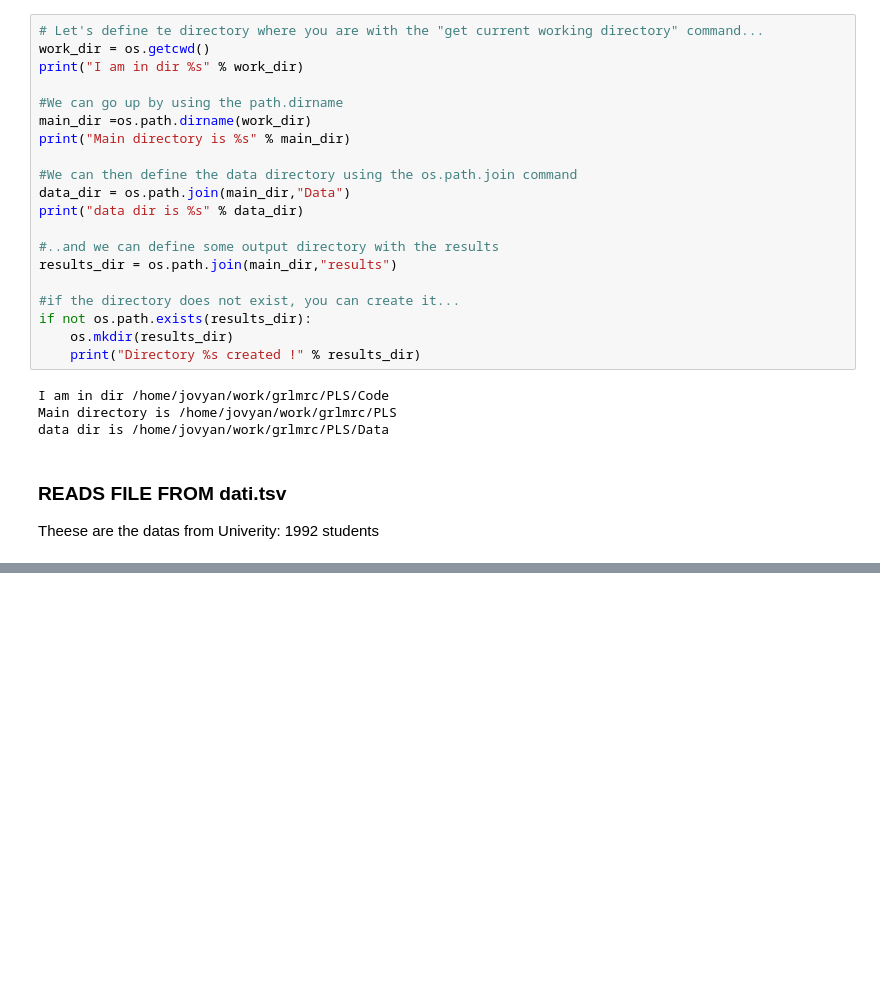
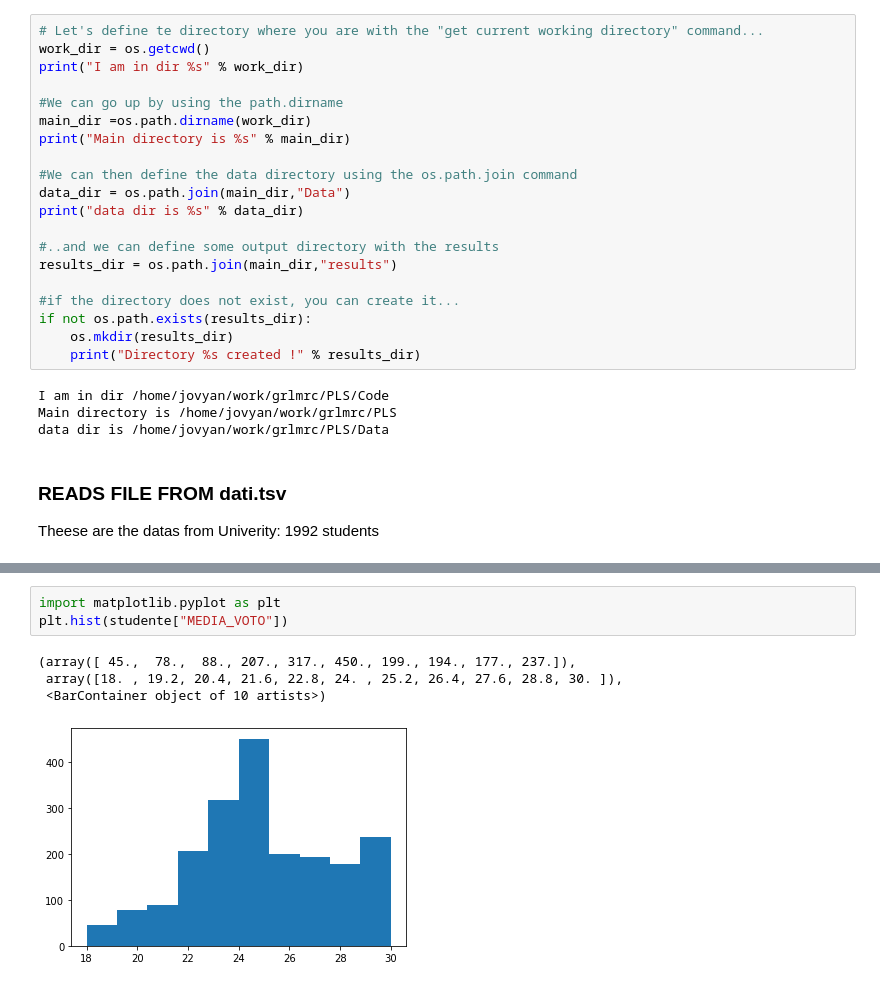
Before and after one commit to marcgrillo/grlmrc, a Jupyter notebook: PLS/Code/READER.ipynb, the cells around one changed output, grey strips where cells are left out. Cells and saved outputs as stored; diff of their text form; blank space fills up the shorter version.

```diff
--- a/PLS/Code/READER.ipynb
+++ b/PLS/Code/READER.ipynb
@@ -116,0 +151,8 @@ print(studente['GENERE'])
+# %%
+import matplotlib.pyplot as plt
+plt.hist(studente["MEDIA_VOTO"])
+# %% [output]
+(array([ 45.,  78.,  88., 207., 317., 450., 199., 194., 177., 237.]),
+ array([18. , 19.2, 20.4, 21.6, 22.8, 24. , 25.2, 26.4, 27.6, 28.8, 30. ]),
+ <BarContainer object of 10 artists>)
+[figure, added]
```
Also changed, not shown: parts of 7 cells of this notebook.
